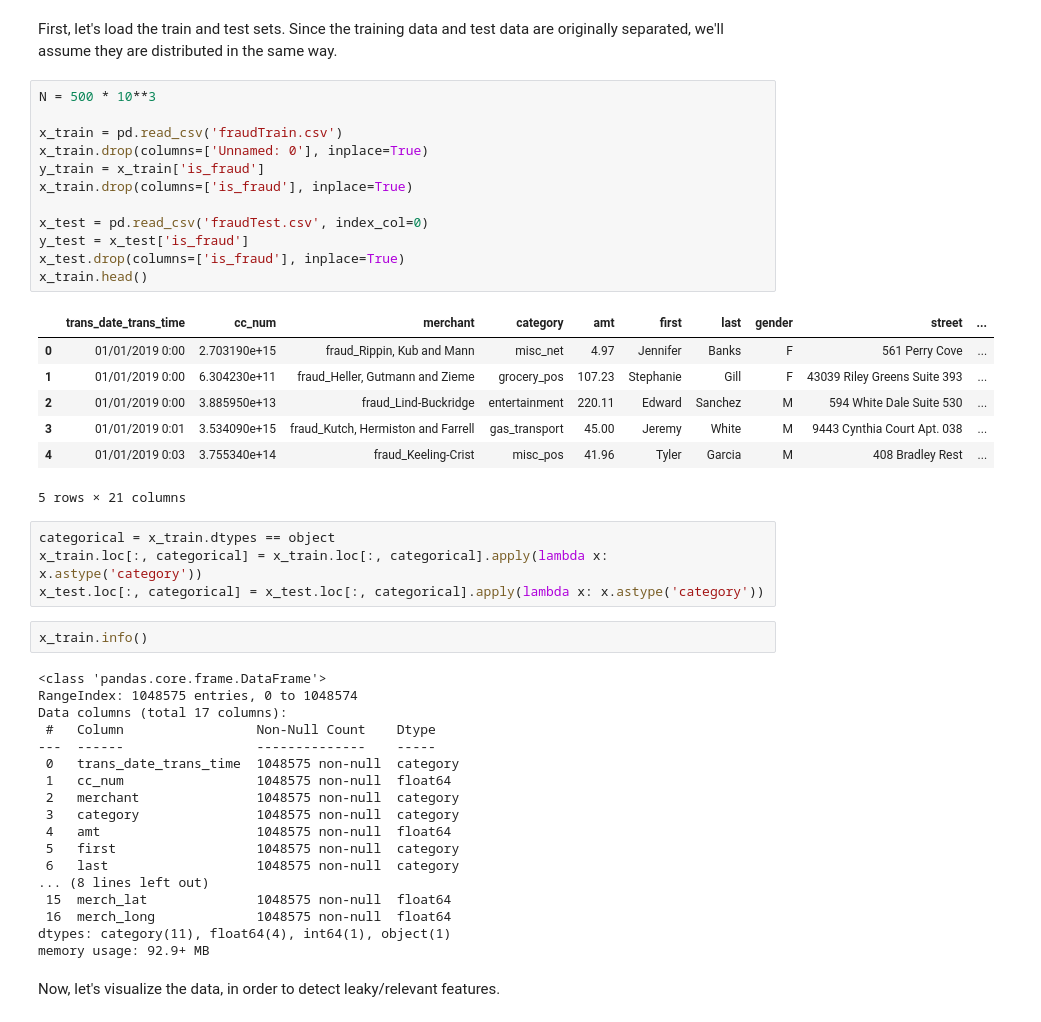
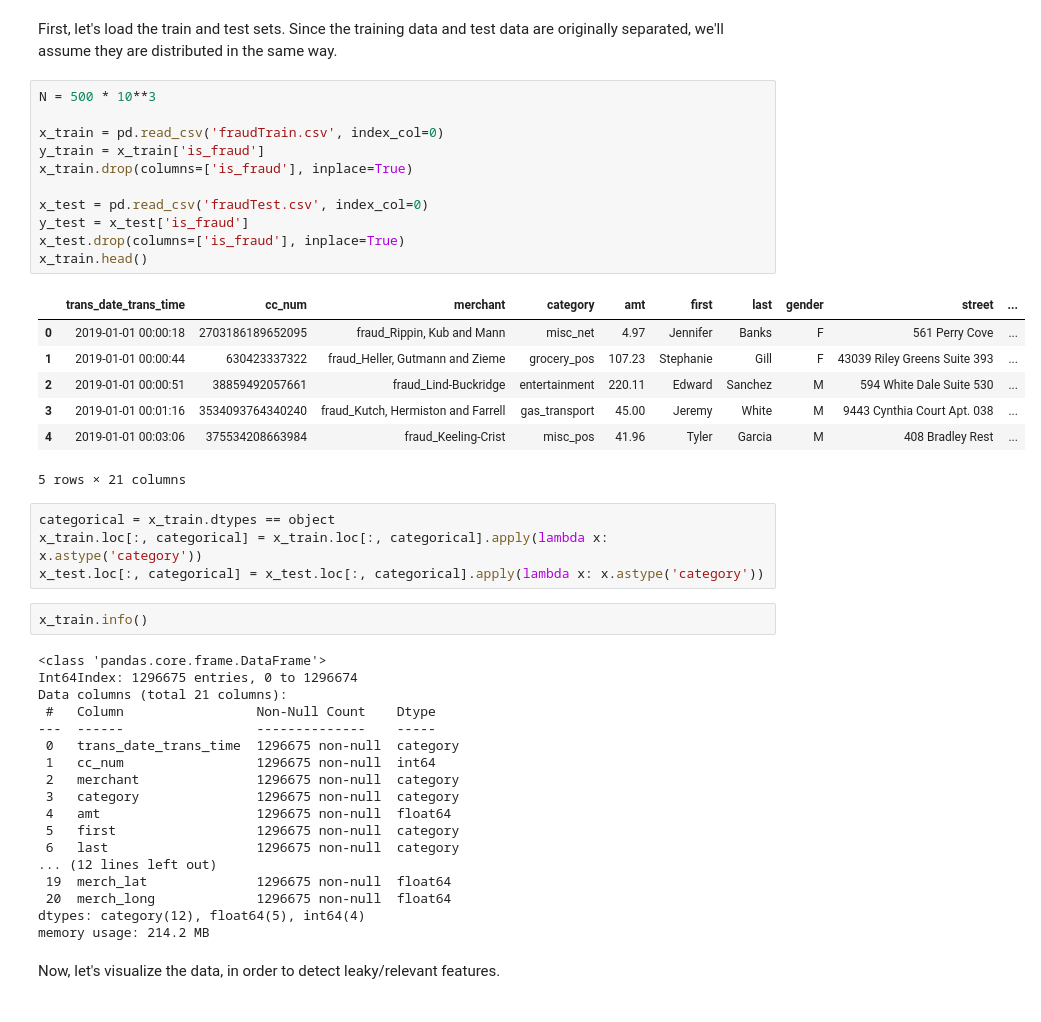
Before and after one commit to Matt88Ac/AdvancedML_Assignment2, a Jupyter notebook: Advanced Machine Learning - HW #2.ipynb, the cells around one changed output. Drawn from its saved outputs; the diff is of its cells as text.

```diff
--- a/Advanced Machine Learning - HW #2.ipynb
+++ b/Advanced Machine Learning - HW #2.ipynb
@@ -32,22 +85,21 @@ First, let's load the train and test sets. Since the training data and test data
 # %%
 N = 500 * 10**3
 
-x_train = pd.read_csv('fraudTrain.csv')
-x_train.drop(columns=['Unnamed: 0'], inplace=True)
+x_train = pd.read_csv('fraudTrain.csv', index_col=0)
 y_train = x_train['is_fraud']
 x_train.drop(columns=['is_fraud'], inplace=True)
 
 x_test = pd.read_csv('fraudTest.csv', index_col=0)
 y_test = x_test['is_fraud']
 x_test.drop(columns=['is_fraud'], inplace=True)
 x_train.head()
 # %% [output]
 |  | trans_date_trans_time | cc_num | merchant | category | amt | first | last | gender | street | ... |
-| 0 | 01/01/2019 0:00 | 2.703190e+15 | fraud_Rippin, Kub and Mann | misc_net | 4.97 | Jennifer | Banks | F | 561 Perry Cove | ... |
-| 1 | 01/01/2019 0:00 | 6.304230e+11 | fraud_Heller, Gutmann and Zieme | grocery_pos | 107.23 | Stephanie | Gill | F | 43039 Riley Greens Suite 393 | ... |
-| 2 | 01/01/2019 0:00 | 3.885950e+13 | fraud_Lind-Buckridge | entertainment | 220.11 | Edward | Sanchez | M | 594 White Dale Suite 530 | ... |
-| 3 | 01/01/2019 0:01 | 3.534090e+15 | fraud_Kutch, Hermiston and Farrell | gas_transport | 45.00 | Jeremy | White | M | 9443 Cynthia Court Apt. 038 | ... |
-| 4 | 01/01/2019 0:03 | 3.755340e+14 | fraud_Keeling-Crist | misc_pos | 41.96 | Tyler | Garcia | M | 408 Bradley Rest | ... |
+| 0 | 2019-01-01 00:00:18 | 2703186189652095 | fraud_Rippin, Kub and Mann | misc_net | 4.97 | Jennifer | Banks | F | 561 Perry Cove | ... |
+| 1 | 2019-01-01 00:00:44 | 630423337322 | fraud_Heller, Gutmann and Zieme | grocery_pos | 107.23 | Stephanie | Gill | F | 43039 Riley Greens Suite 393 | ... |
+| 2 | 2019-01-01 00:00:51 | 38859492057661 | fraud_Lind-Buckridge | entertainment | 220.11 | Edward | Sanchez | M | 594 White Dale Suite 530 | ... |
+| 3 | 2019-01-01 00:01:16 | 3534093764340240 | fraud_Kutch, Hermiston and Farrell | gas_transport | 45.00 | Jeremy | White | M | 9443 Cynthia Court Apt. 038 | ... |
+| 4 | 2019-01-01 00:03:06 | 375534208663984 | fraud_Keeling-Crist | misc_pos | 41.96 | Tyler | Garcia | M | 408 Bradley Rest | ... |
 5 rows × 21 columns
 # %%
 categorical = x_train.dtypes == object
@@ -57,22 +109,22 @@ x_test.loc[:, categorical] = x_test.loc[:, categorical].apply(lambda x: x.astype
 x_train.info()
 # %% [output]
 <class 'pandas.core.frame.DataFrame'>
-RangeIndex: 1048575 entries, 0 to 1048574
-Data columns (total 17 columns):
+Int64Index: 1296675 entries, 0 to 1296674
+Data columns (total 21 columns):
  #   Column                 Non-Null Count    Dtype
 ---  ------                 --------------    -----
- 0   trans_date_trans_time  1048575 non-null  category
- 1   cc_num                 1048575 non-null  float64
- 2   merchant               1048575 non-null  category
- 3   category               1048575 non-null  category
- 4   amt                    1048575 non-null  float64
- 5   first                  1048575 non-null  category
- 6   last                   1048575 non-null  category
-... (8 lines left out)
- 15  merch_lat              1048575 non-null  float64
- 16  merch_long             1048575 non-null  float64
-dtypes: category(11), float64(4), int64(1), object(1)
-memory usage: 92.9+ MB
+ 0   trans_date_trans_time  1296675 non-null  category
+ 1   cc_num                 1296675 non-null  int64
+ 2   merchant               1296675 non-null  category
+ 3   category               1296675 non-null  category
+ 4   amt                    1296675 non-null  float64
+ 5   first                  1296675 non-null  category
+ 6   last                   1296675 non-null  category
+... (12 lines left out)
+ 19  merch_lat              1296675 non-null  float64
+ 20  merch_long             1296675 non-null  float64
+dtypes: category(12), float64(5), int64(4)
+memory usage: 214.2 MB
 # %% [markdown]
 Now, let's visualize the data, in order to detect leaky/relevant features.
 # %%
```
Also changed, not shown: parts of 158 cells of this notebook.
